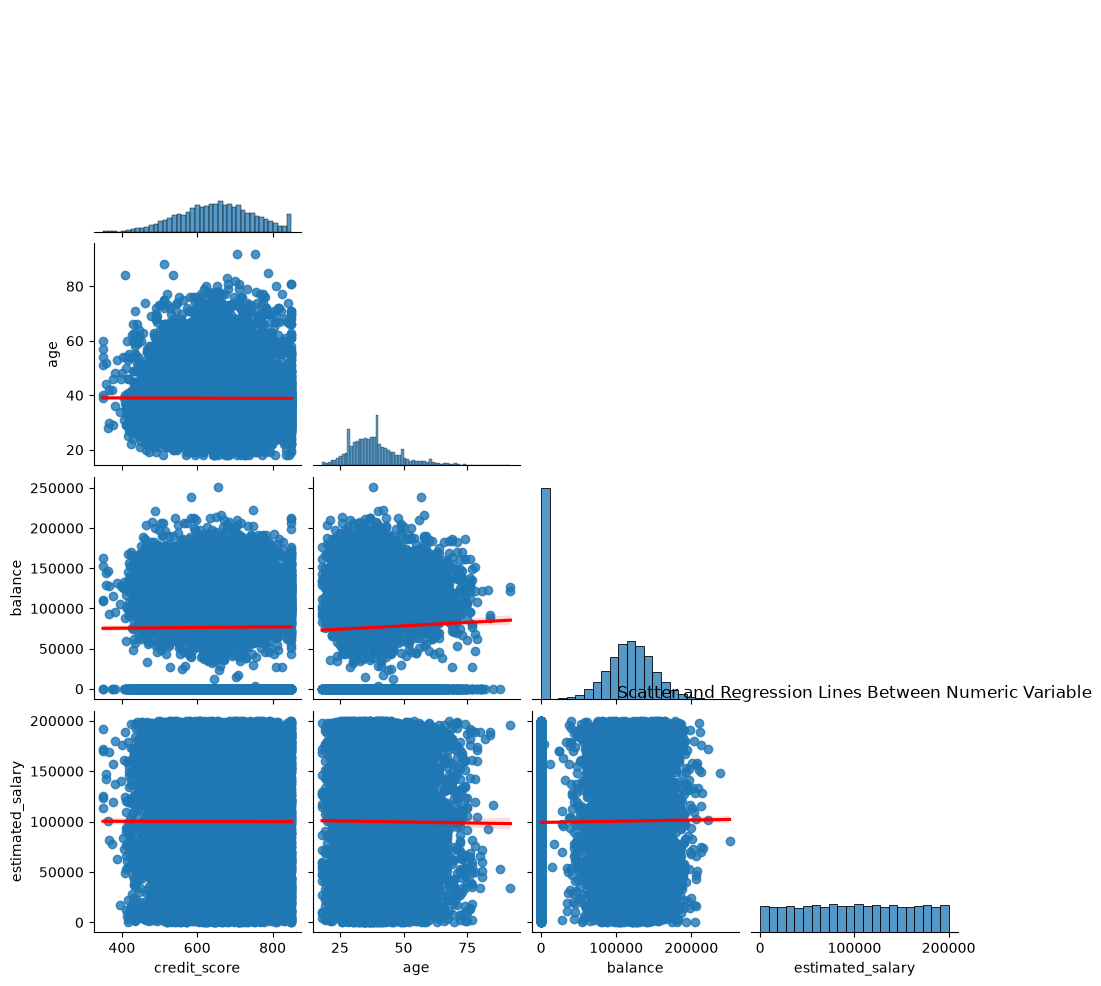
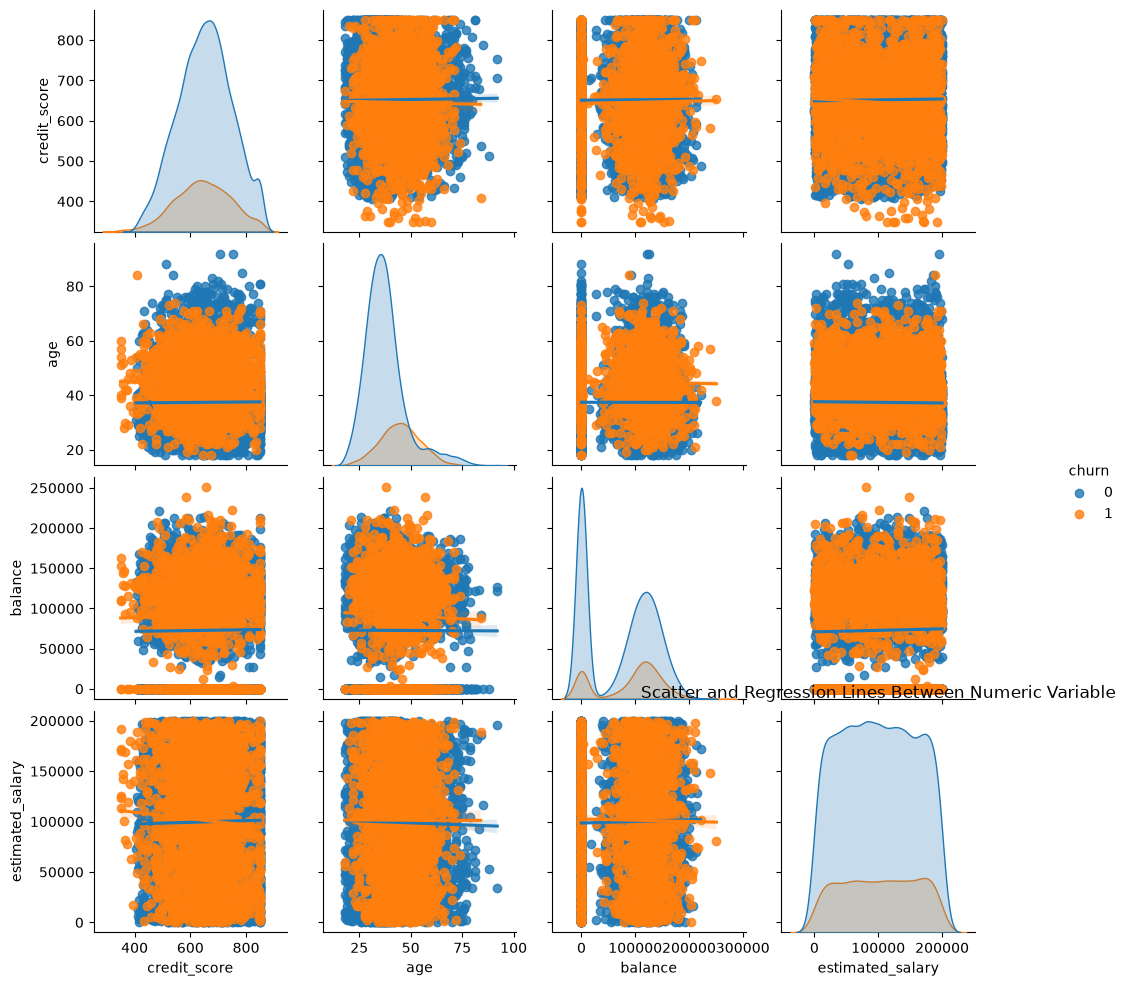
The change to this notebook cell's code, shown as a diff; its figure went from the first image to the second:
--- before
+++ after
@@ -8,5 +8,5 @@
 
 # Pair wise scatter plot + regression line
-sns.pairplot(num_col,kind="reg",corner=True,plot_kws={"line_kws":{"color":"red"}})
+sns.pairplot(df[num_col.columns.tolist() + ["churn"]], hue="churn",kind="reg")
 plt.title(f"Scatter and Regression Lines Between Numeric Variable",y=1.02)
 plt.show()

Commit: fe